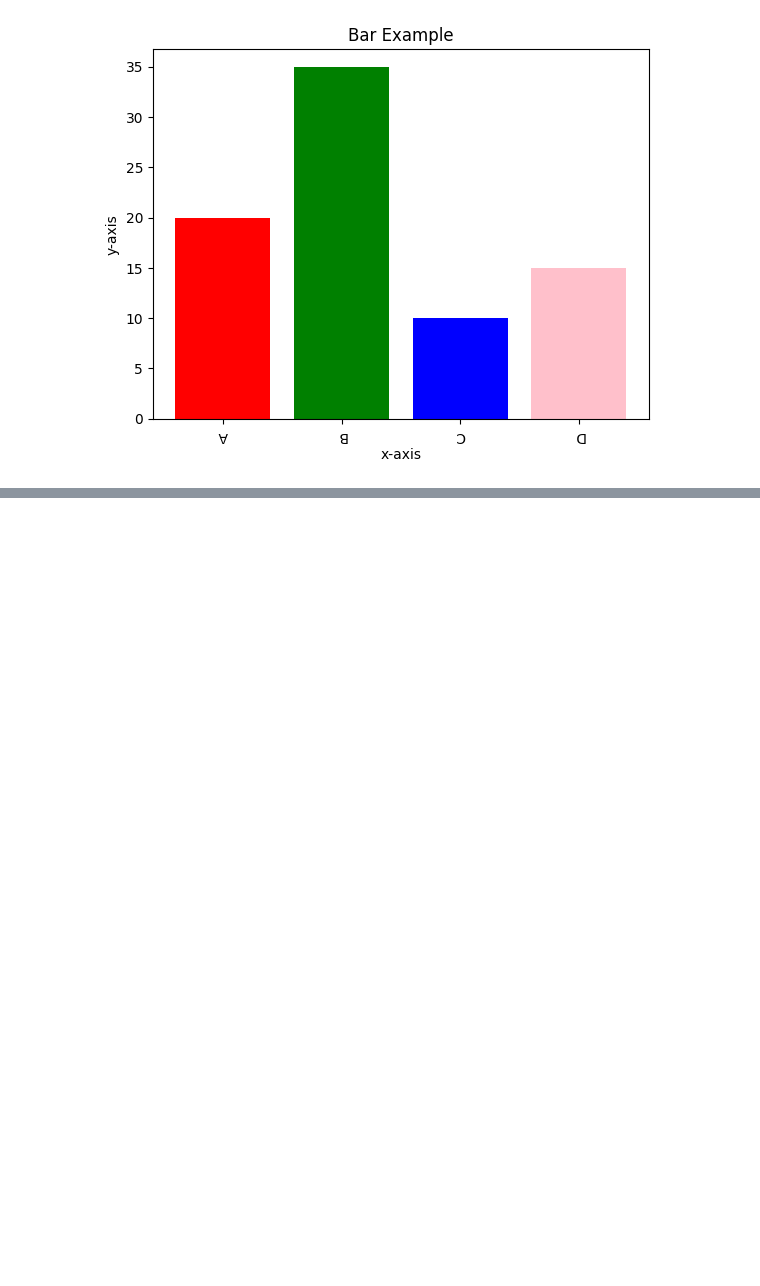
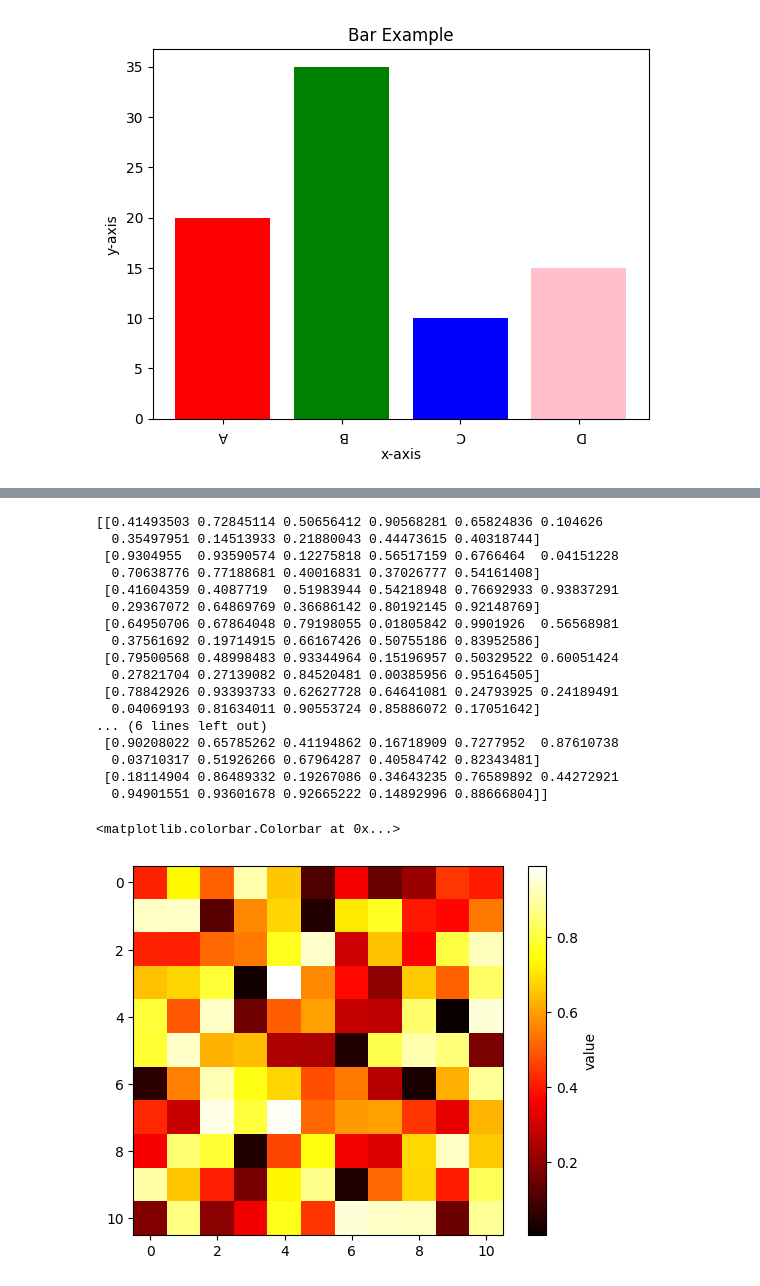
Before and after one commit to NoTanmoyNotFound/Data-Science-Demo, a Jupyter notebook: day-7(DataVisualization).ipynb, the cells around one changed output, grey strips where cells are left out. Cells and saved outputs as stored; diff of their text form; code cells hidden in the pictures; blank space fills up the shorter version.

```diff
--- a/day-7(DataVisualization).ipynb
+++ b/day-7(DataVisualization).ipynb
@@ -43,0 +57,26 @@ plt.show()
+# %%
+data = np.random.rand(11,11)
+print(data)
+
+plt.imshow(data, cmap='hot')
+plt.colorbar(label='value')
+# %% [output]
+[[0.41493503 0.72845114 0.50656412 0.90568281 0.65824836 0.104626
+  0.35497951 0.14513933 0.21880043 0.44473615 0.40318744]
+ [0.9304955  0.93590574 0.12275818 0.56517159 0.6766464  0.04151228
+  0.70638776 0.77188681 0.40016831 0.37026777 0.54161408]
+ [0.41604359 0.4087719  0.51983944 0.54218948 0.76692933 0.93837291
+  0.29367072 0.64869769 0.36686142 0.80192145 0.92148769]
+ [0.64950706 0.67864048 0.79198055 0.01805842 0.9901926  0.56568981
+  0.37561692 0.19714915 0.66167426 0.50755186 0.83952586]
+ [0.79500568 0.48998483 0.93344964 0.15196957 0.50329522 0.60051424
+  0.27821704 0.27139082 0.84520481 0.00385956 0.95164505]
+ [0.78842926 0.93393733 0.62627728 0.64641081 0.24793925 0.24189491
+  0.04069193 0.81634011 0.90553724 0.85886072 0.17051642]
+... (6 lines left out)
+ [0.90208022 0.65785262 0.41194862 0.16718909 0.7277952  0.87610738
+  0.03710317 0.51926266 0.67964287 0.40584742 0.82343481]
+ [0.18114904 0.86489332 0.19267086 0.34643235 0.76589892 0.44272921
+  0.94901551 0.93601678 0.92665222 0.14892996 0.88666804]]
+<matplotlib.colorbar.Colorbar at 0x...>
+[figure, added]
```
Also changed, not shown: parts of 6 cells of this notebook, 3 other files.
